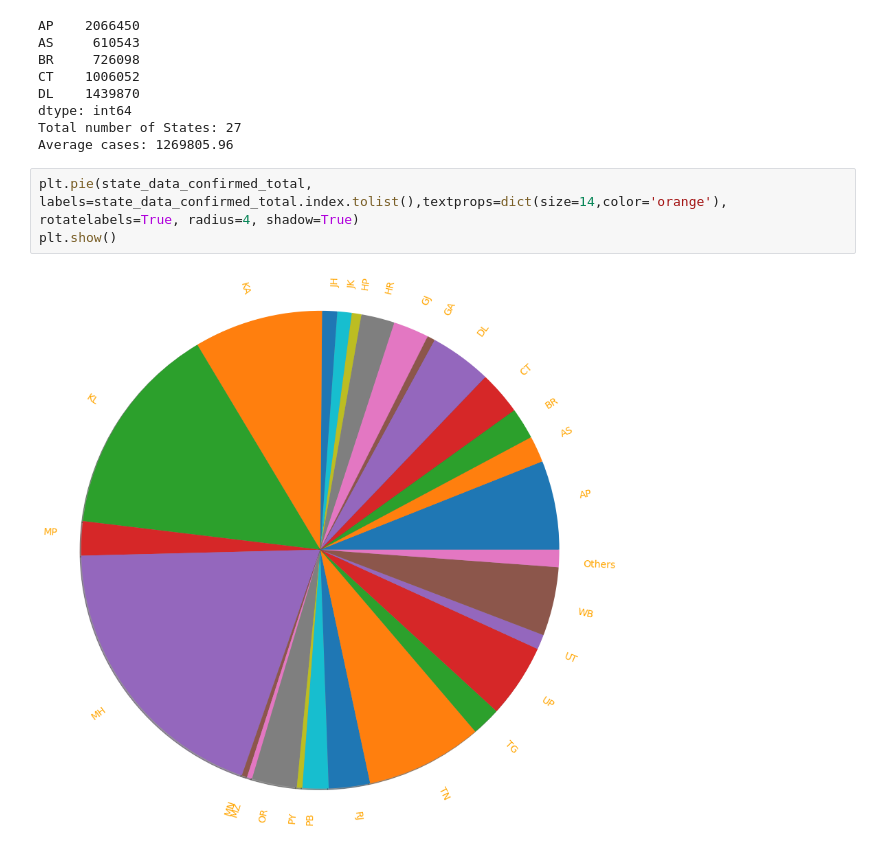
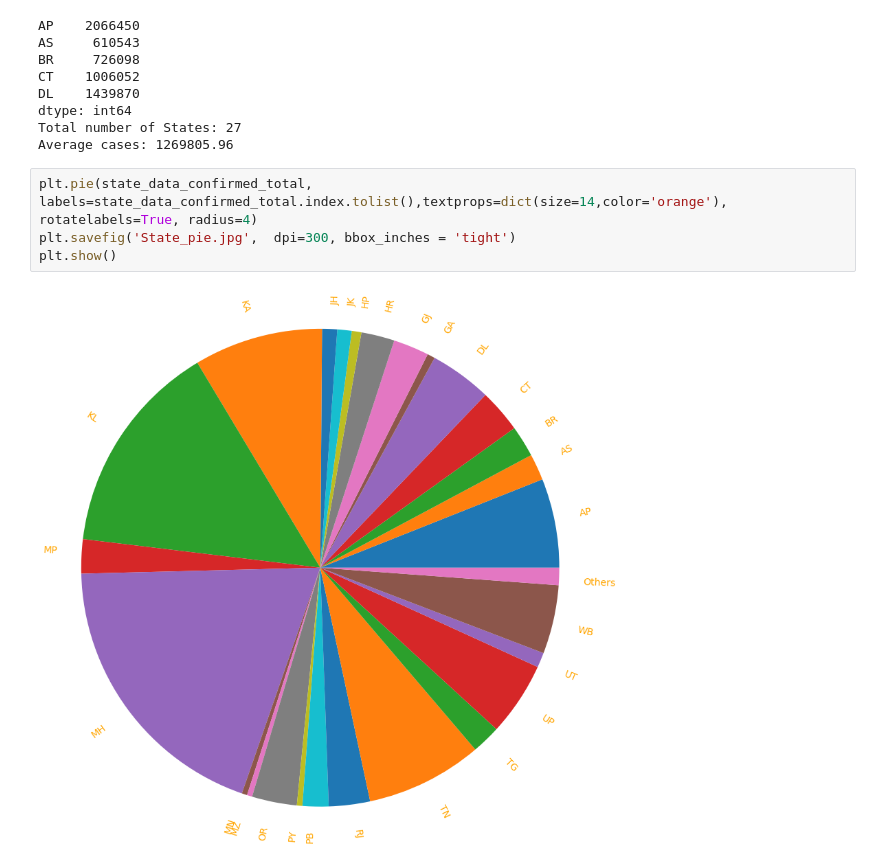
Before and after one commit to raunak51299/covid19_data_visualization, a Jupyter notebook: main.ipynb, the cells around one changed output. Cells and saved outputs as stored; diff of their text form.

```diff
--- a/main.ipynb
+++ b/main.ipynb
@@ -234,7 +227,8 @@ dtype: int64
 Total number of States: 27
 Average cases: 1269805.96
 # %%
-plt.pie(state_data_confirmed_total, labels=state_data_confirmed_total.index.tolist(),textprops=dict(size=14,color='orange'), rotatelabels=True, radius=4, shadow=True)
+plt.pie(state_data_confirmed_total, labels=state_data_confirmed_total.index.tolist(),textprops=dict(size=14,color='orange'), rotatelabels=True, radius=4)
+plt.savefig('State_pie.jpg',  dpi=300, bbox_inches = 'tight')
 plt.show()
 # %% [output]
-[figure, old version]
+[figure, new version]
```
Also changed, not shown: parts of 16 cells of this notebook, 4 other files.
